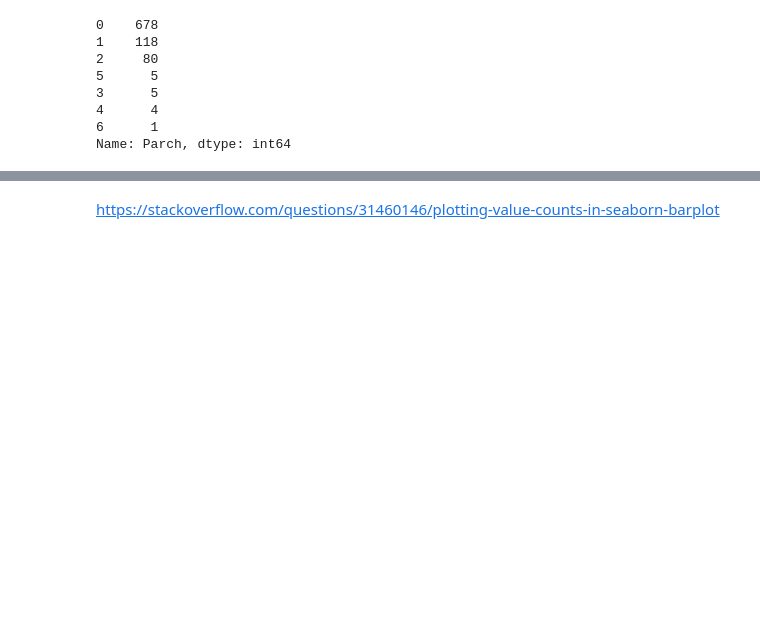
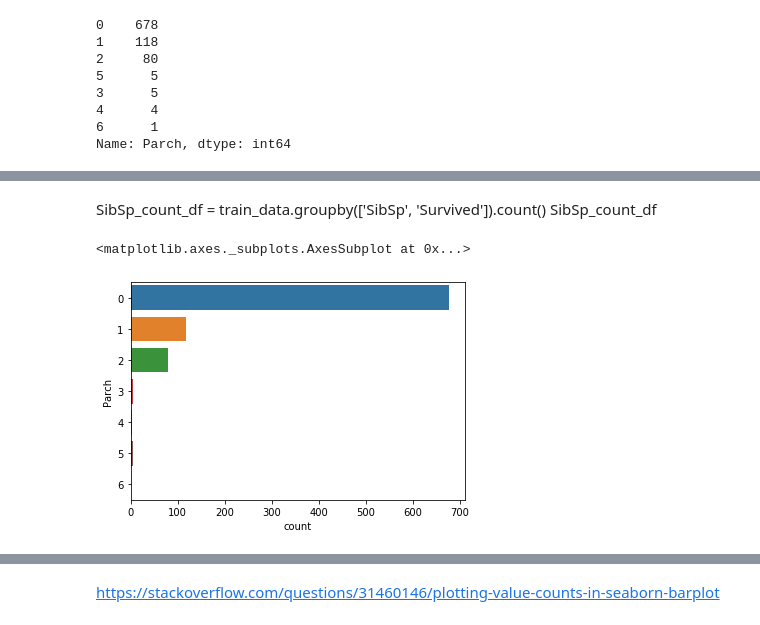
Before and after one commit to kailastone/kaggle_competitions, a Jupyter notebook: Titanic/Titanic EDA.ipynb, the cells around one changed output, grey strips where cells are left out. Drawn from its saved outputs; the diff is of its cells as text; code cells hidden in the pictures; blank space fills up the shorter version.

Commit message:
Groupby

```diff
--- a/Titanic/Titanic EDA.ipynb
+++ b/Titanic/Titanic EDA.ipynb
@@ -159,0 +168,3 @@ train_data.head()
+# %%
+parch_count_df = train_data.groupby(['Parch', 'Survived']).count()
+parch_count_df
@@ -159,0 +204,8 @@ train_data.head()
+# %% [markdown]
+SibSp_count_df = train_data.groupby(['SibSp', 'Survived']).count()
+SibSp_count_df
+# %%
+sns.countplot(data=parch_count_df, y=train_data.Parch)
+# %% [output]
+<matplotlib.axes._subplots.AxesSubplot at 0x...>
+[figure, added]
```
Also changed, not shown: parts of 8 cells of this notebook.
